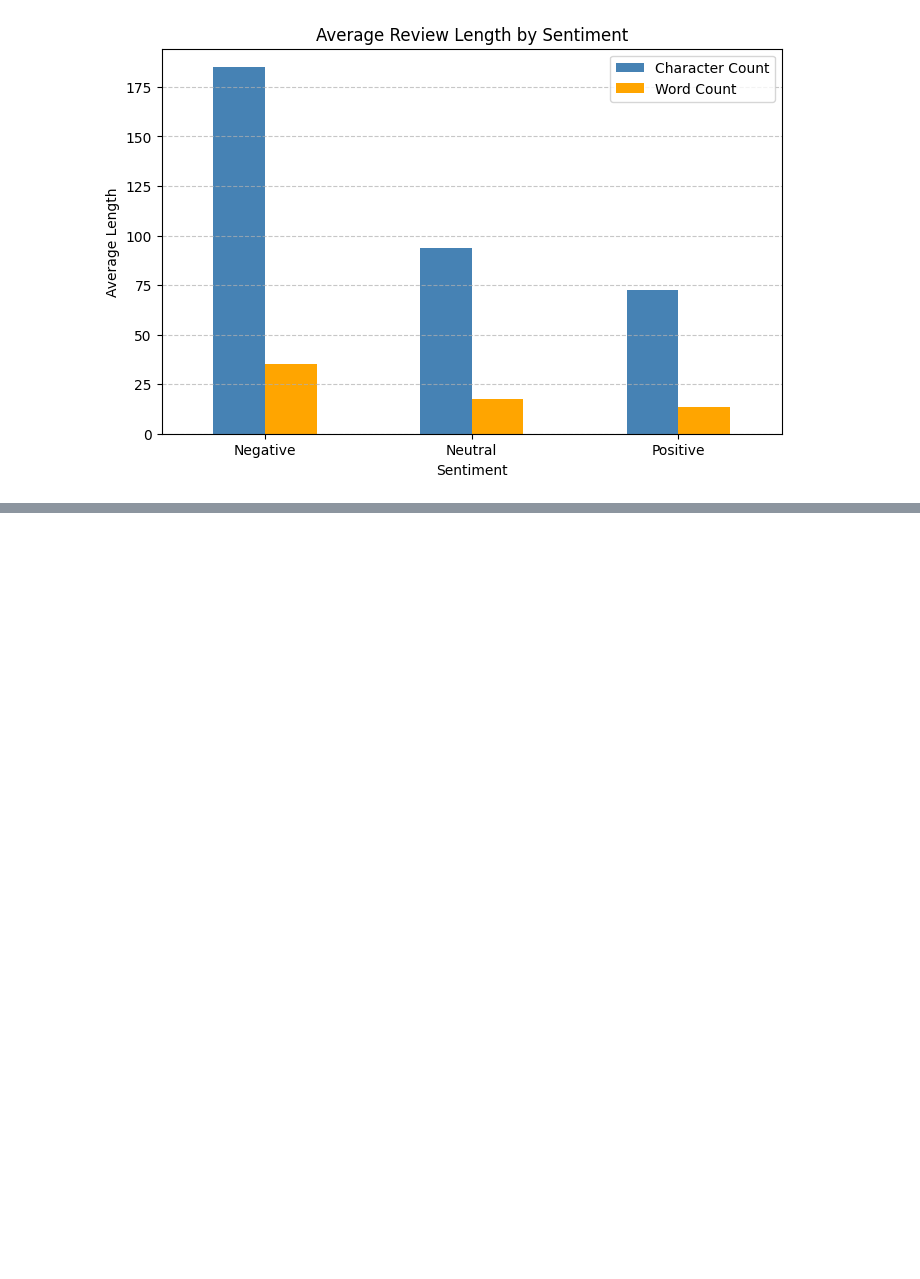
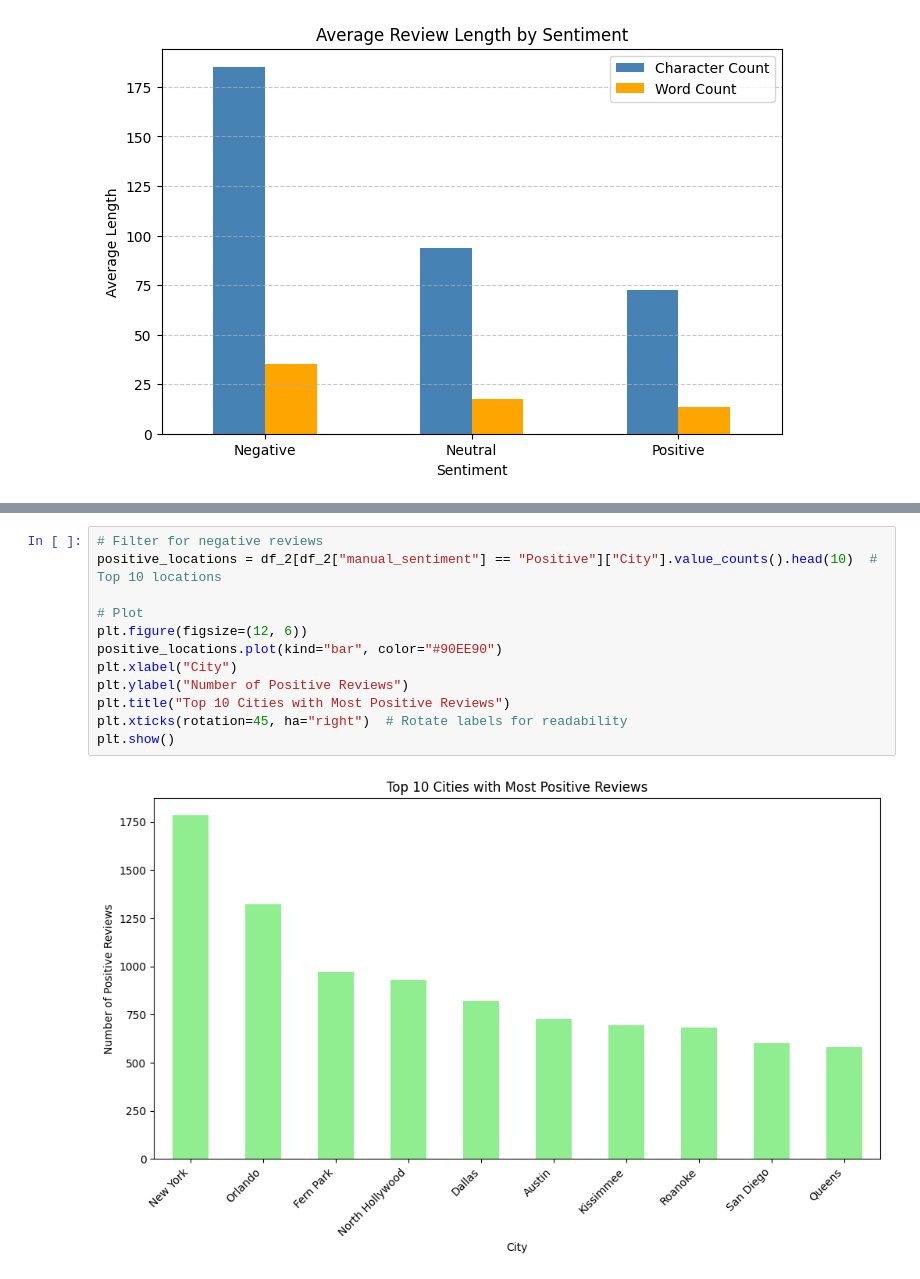
Before and after one commit to carissa406/McDonalds, a Jupyter notebook: archive/reviews.ipynb, the cells around one changed output, grey strips where cells are left out. Drawn from its saved outputs; the diff is of its cells as text; blank space fills up the shorter version.

```diff
--- a/archive/reviews.ipynb
+++ b/archive/reviews.ipynb
@@ -923,0 +967,14 @@ plt.show()
+# %%
+# Filter for negative reviews
+positive_locations = df_2[df_2["manual_sentiment"] == "Positive"]["City"].value_counts().head(10)  # Top 10 locations
+
+# Plot
+plt.figure(figsize=(12, 6))
+positive_locations.plot(kind="bar", color="#90EE90")
+plt.xlabel("City")
+plt.ylabel("Number of Positive Reviews")
+plt.title("Top 10 Cities with Most Positive Reviews")
+plt.xticks(rotation=45, ha="right")  # Rotate labels for readability
+plt.show()
+# %% [output]
+[figure, added]
```
Also changed, not shown: parts of 8 cells of this notebook.
